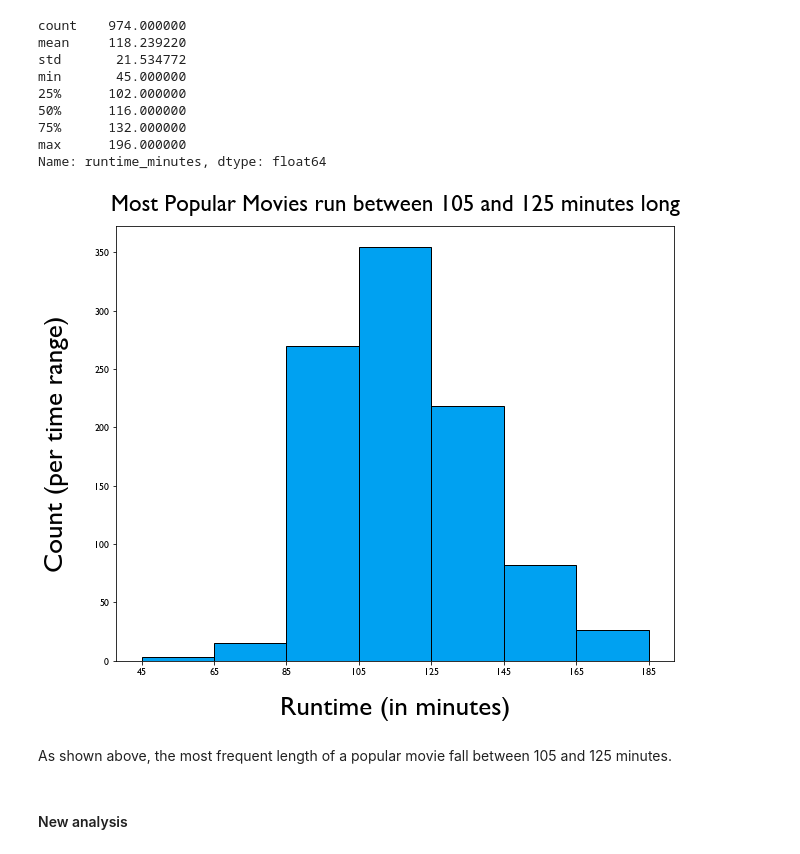
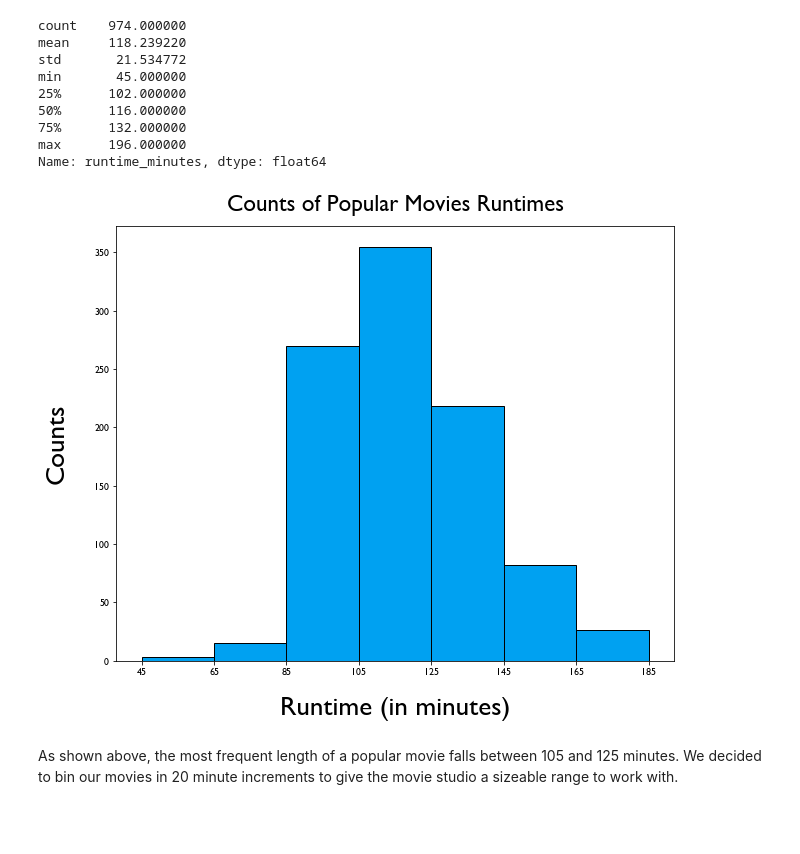
Before and after one commit to dermothethird/Microsoft-Movie-Studios-Project, a Jupyter notebook: final_project.ipynb, the cells around one changed output. Drawn from its saved outputs; the diff is of its cells as text; code cells hidden in the pictures; blank space fills up the shorter version.

```diff
--- a/final_project.ipynb
+++ b/final_project.ipynb
@@ -559,25 +559,23 @@ Name: runtime_minutes, dtype: float64
 # %%
 # Create variable for chart
 x = runtime_df['runtime_minutes']
 bin_names = ["45-65","65-85", "85-105", "105-125", "125-145", "145-165", "165-195"]
 c = ['#00A1F1']
 
 # Change font family
 plt.rcParams.update({'font.family':'Gill Sans'})
 
 # Create a histogram to show frequencies of popular movie's runtimes
 fig, ax = plt.subplots(figsize=(10,8))
 
 ax.hist(x, bins=range(45, 195, 20), edgecolor='black', color=c)
 ax.set_xlabel('Runtime (in minutes)', fontsize=27, labelpad=20)
-ax.set_ylabel('Count (per time range)', fontsize=27, labelpad=25)
-ax.set_title("Most Popular Movies run between 105 and 125 minutes long", fontsize=23, pad=15)
+ax.set_ylabel('Counts', fontsize=27, labelpad=25)
+ax.set_title("Counts of Popular Movies Runtimes", fontsize=23, pad=15)
 ax.set_xticks(range(45, 195, 20));
 #ax.set_xticklabels(x, fontsize=20, rotation=45, color='#152022')
 #ax.set_xticklabels(bin_names, rotation=45);
 # %% [output]
-[figure, old version]
+[figure, new version]
 # %% [markdown]
-As shown above, the most frequent length of a popular movie fall between 105 and 125 minutes.
+As shown above, the most frequent length of a popular movie falls between 105 and 125 minutes. We decided to bin our movies in 20 minute increments to give the movie studio a sizeable range to work with.
-# %% [markdown]
-#### New analysis
```
Also changed, not shown: parts of 91 cells of this notebook.
